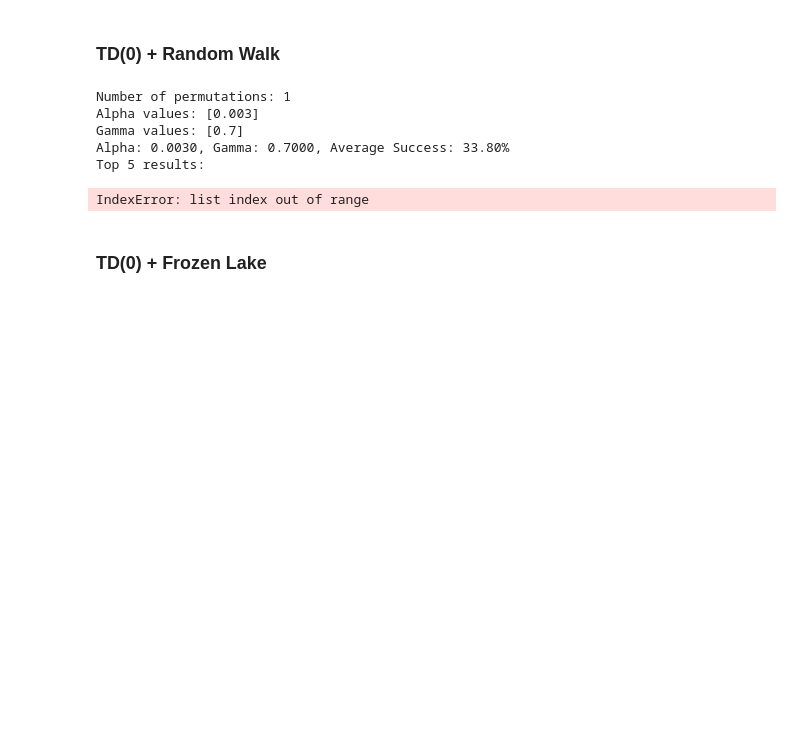
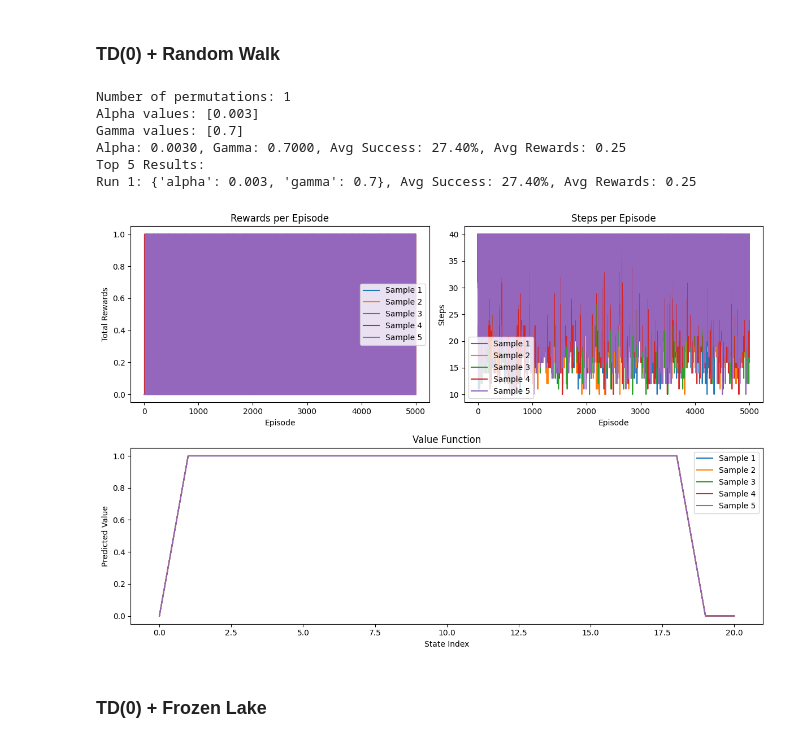
Before and after one commit to pre63/temporal-difference, a Jupyter notebook: notebook.ipynb, the cells around one changed output. Saved outputs shown, nothing was run; the diff lists cells and outputs as text; code cells hidden in the pictures; blank space fills up the shorter version.

```diff
--- a/notebook.ipynb
+++ b/notebook.ipynb
@@ -29,16 +29,17 @@ Estimated probability of reaching the goal: 0.0131
 # %%
 # Best results: alpha=0.003, gamma=0.7
 cv = TDZeroCV(random_walk, {"alpha": [0.003], "gamma": [0.7]})
-cv.search()
+cv.search(episodes=5000)
 cv.summary()
 cv.plot_metrics()
 # %% [output]
 Number of permutations: 1
 Alpha values: [0.003]
 Gamma values: [0.7]
-Alpha: 0.0030, Gamma: 0.7000, Average Success: 33.80%
-Top 5 results:
+Alpha: 0.0030, Gamma: 0.7000, Avg Success: 27.40%, Avg Rewards: 0.25
+Top 5 Results:
+Run 1: {'alpha': 0.003, 'gamma': 0.7}, Avg Success: 27.40%, Avg Rewards: 0.25
-IndexError: list index out of range
+[figure, added]
 # %% [markdown]
 ### TD(0) + Frozen Lake
 # %%
```
Also changed, not shown: parts of 7 cells of this notebook, 6 other files.
